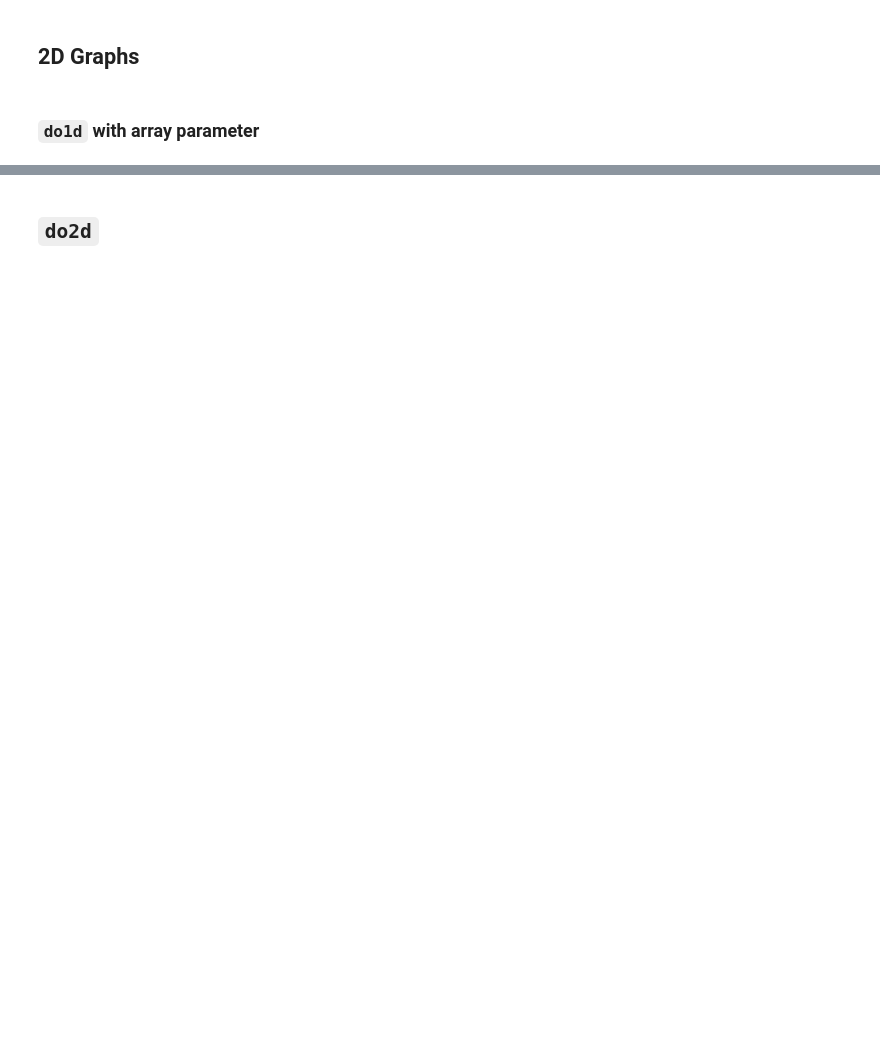
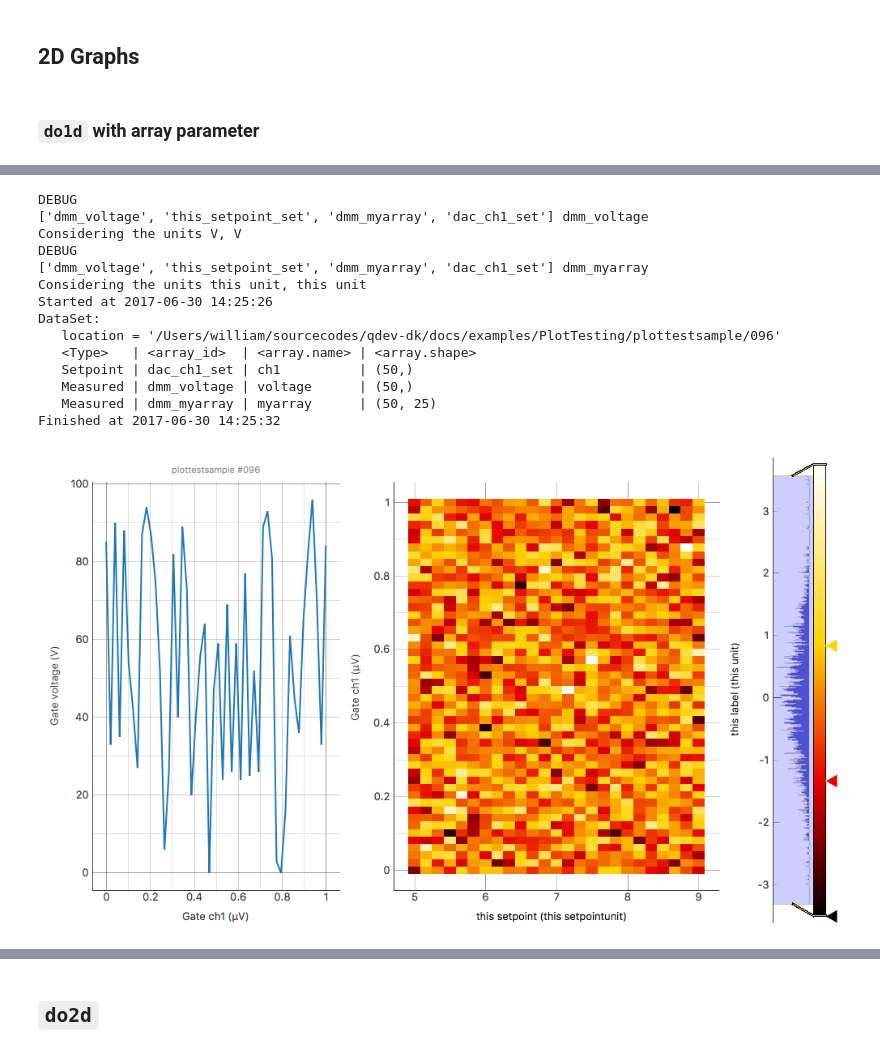
Before and after one commit to qdev-dk-archive/Qcodes, a Jupyter notebook: docs/examples/T10 Plotting Test Examples.ipynb, the cells around one changed output, grey strips where cells are left out. Cells and saved outputs as stored; diff of their text form; code cells hidden in the pictures; blank space fills up the shorter version.

```diff
--- a/docs/examples/T10 Plotting Test Examples.ipynb
+++ b/docs/examples/T10 Plotting Test Examples.ipynb
@@ -305,0 +371,27 @@ Finished at 2017-06-28 13:41:11
+# %%
+# Exceptional Units, small set range and additional line plot
+# Expected labels:
+#     Line Plot:
+#         X: Gate ch1 (μV), Y: Gate voltage (V)
+#     Heat Map:
+#         X: This setpoint (this setpointunit), Y: Gate ch1 (μV), Z: this label (this unit)
+
+plot, data = do1d(dac.ch1, 0, 10e-7, 50, 0.01, dmm.voltage, dmm.myarray)
+
+plot
+# %% [output]
+DEBUG
+['dmm_voltage', 'this_setpoint_set', 'dmm_myarray', 'dac_ch1_set'] dmm_voltage
+Considering the units V, V
+DEBUG
+['dmm_voltage', 'this_setpoint_set', 'dmm_myarray', 'dac_ch1_set'] dmm_myarray
+Considering the units this unit, this unit
+Started at 2017-06-30 14:25:26
+DataSet:
+   location = '/Users/william/sourcecodes/qdev-dk/docs/examples/PlotTesting/plottestsample/096'
+   <Type>   | <array_id>  | <array.name> | <array.shape>
+   Setpoint | dac_ch1_set | ch1          | (50,)
+   Measured | dmm_voltage | voltage      | (50,)
+   Measured | dmm_myarray | myarray      | (50, 25)
+Finished at 2017-06-30 14:25:32
+[figure, added]
```
Also changed, not shown: parts of 18 cells of this notebook, 1 other file.
